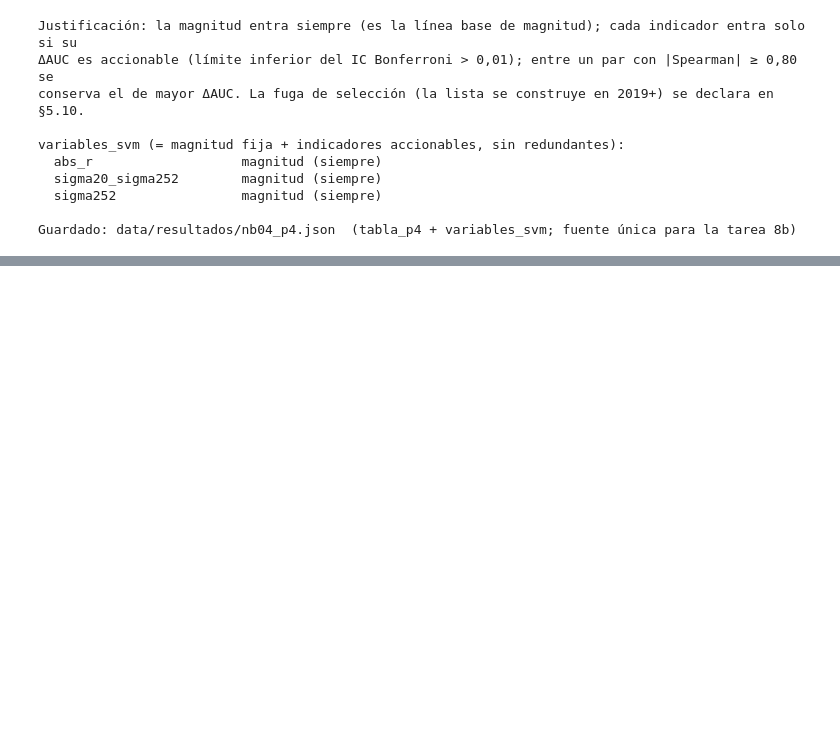
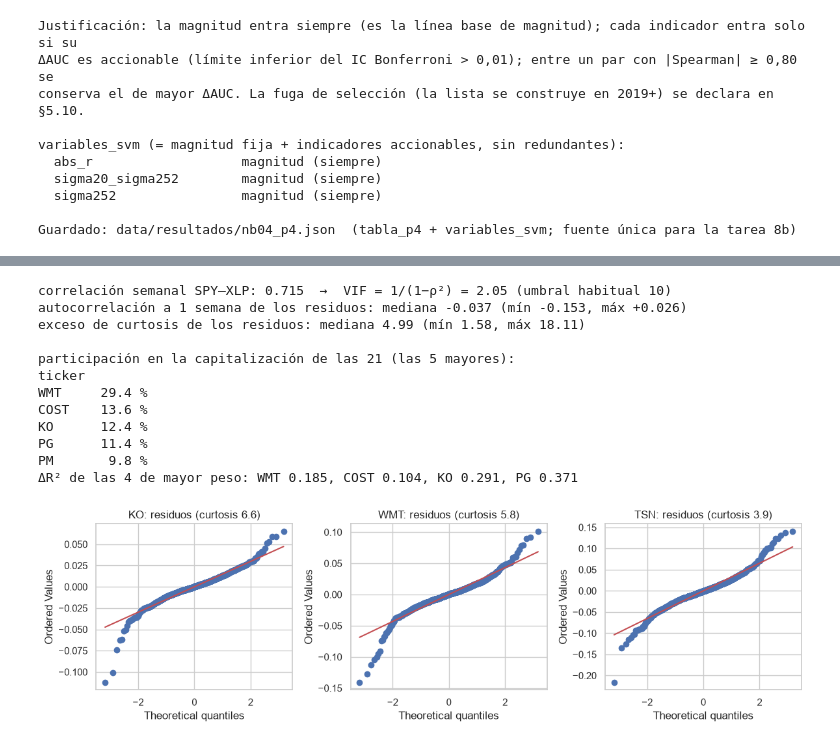
Before and after one commit to louis97/asistente-financiero, a Jupyter notebook: notebooks/04_eda_multivariado.ipynb, the cells around one changed output, grey strips where cells are left out. Saved outputs shown, nothing was run; the diff lists cells and outputs as text; code cells hidden in the pictures; blank space fills up the shorter version.

Commit message:
feat(nb04): P5, PCA, matriz de técnicas y estado de las hipótesis

```diff
--- a/notebooks/04_eda_multivariado.ipynb
+++ b/notebooks/04_eda_multivariado.ipynb
@@ -1977,0 +2008,21 @@ Guardado: data/resultados/nb04_p4.json  (tabla_p4 + variables_svm; fuente única
+# %%
+# --- 6.1 Retornos semanales (precio ajustado por dividendos) y dos regresiones por empresa ---
+from statsmodels.stats.anova import anova_lm
+sem_p5 = cm.cargar_snapshot("precios_semanales")
+sem_p5 = sem_p5[sem_p5.ticker.isin(acciones + ["SPY", "XLP"])].copy()
+R5 = np.log(cm.a_ancho(sem_p5)).diff()          # log-retorno semanal, filas = semanas, columnas = tickers
+print(f"semanas: {len(R5)} ({R5.index.min().date()} a {R5.index.max().date()}); tickers: {R5.shape[1]}")
+
+filas_p5, modelos_p5 = [], {}
+for t in acciones:
+    d = R5[[t, "SPY", "XLP"]].dropna().rename(columns={t: "r", "SPY": "r_spy", "XLP": "r_xlp"})
+    m1 = smf.ols("r ~ r_spy", data=d).fit()               # solo mercado
+    m2 = smf.ols("r ~ r_spy + r_xlp", data=d).fit()       # mercado + sector
+    f = anova_lm(m1, m2)                                  # F de modelos anidados (solo referencia)
+    modelos_p5[t] = (m1, m2, d)
+    filas_p5.append({"ticker": t, "n_semanas": len(d), "r2_spy": m1.rsquared, "r2_spy_xlp": m2.rsquared,
+                     "delta_r2": m2.rsquared - m1.rsquared, "F": float(f["F"].iloc[1]), "p_F": float(f["Pr(>F)"].iloc[1])})
+df_p5 = pd.DataFrame(filas_p5).sort_values("delta_r2").reset_index(drop=True)
+print(df_p5.to_string(index=False, float_format=lambda x: f"{x:.4f}"))
+print(f"\nΔR² — mínimo {df_p5.delta_r2.min():.4f} | mediana {df_p5.delta_r2.median():.4f} | máximo {df_p5.delta_r2.max():.4f}")
+print(f"empresas con ΔR² ≥ {UMBRAL_P5}: {(df_p5.delta_r2 >= UMBRAL_P5).sum()} de {len(df_p5)}")
@@ -1977,0 +2059,38 @@ Guardado: data/resultados/nb04_p4.json  (tabla_p4 + variables_svm; fuente única
+# %%
+# --- 6.2 Verificaciones de la matriz de supuestos ---
+rho_mx = float(R5[["SPY", "XLP"]].dropna().corr().iloc[0, 1])
+print(f"correlación semanal SPY–XLP: {rho_mx:.3f}  →  VIF = 1/(1−ρ²) = {1/(1-rho_mx**2):.2f} (umbral habitual {VIF_UMBRAL})")
+
+# Independencia: autocorrelación a 1 semana de los residuos del modelo completo
+ac_res = pd.Series({t: modelos_p5[t][1].resid.autocorr(1) for t in acciones})
+print(f"autocorrelación a 1 semana de los residuos: mediana {ac_res.median():+.3f} (mín {ac_res.min():+.3f}, máx {ac_res.max():+.3f})")
+curt_res = pd.Series({t: float(stats.kurtosis(modelos_p5[t][1].resid)) for t in acciones})
+print(f"exceso de curtosis de los residuos: mediana {curt_res.median():.2f} (mín {curt_res.min():.2f}, máx {curt_res.max():.2f})")
+
+# Peso aproximado en el XLP: participación en la capitalización de las 21 (info de yfinance, instantánea)
+info5 = cm.cargar_snapshot("info_yf").set_index("ticker")
+peso = (info5.loc[acciones, "marketCap"] / info5.loc[acciones, "marketCap"].sum()).sort_values(ascending=False)
+print("\nparticipación en la capitalización de las 21 (las 5 mayores):")
+print((peso.head(5) * 100).round(1).astype(str).add(" %").to_string())
+grandes = peso.head(4).index.tolist()
+print(f"ΔR² de las 4 de mayor peso: " + ", ".join(f"{t} {df_p5.set_index('ticker').delta_r2[t]:.3f}" for t in grandes))
+
+fig, axs = plt.subplots(1, 3, figsize=(12, 3.6))
+for ax, t in zip(axs, ["KO", "WMT", "TSN"]):
+    stats.probplot(modelos_p5[t][1].resid, dist="norm", plot=ax)
+    ax.set_title(f"{t}: residuos (curtosis {curt_res[t]:.1f})")
+plt.tight_layout(); plt.show()
+# %% [output]
+correlación semanal SPY–XLP: 0.715  →  VIF = 1/(1−ρ²) = 2.05 (umbral habitual 10)
+autocorrelación a 1 semana de los residuos: mediana -0.037 (mín -0.153, máx +0.026)
+exceso de curtosis de los residuos: mediana 4.99 (mín 1.58, máx 18.11)
+
+participación en la capitalización de las 21 (las 5 mayores):
+ticker
+WMT     29.4 %
+COST    13.6 %
+KO      12.4 %
+PG      11.4 %
+PM       9.8 %
+ΔR² de las 4 de mayor peso: WMT 0.185, COST 0.104, KO 0.291, PG 0.371
+[figure, added]
```
Also changed, not shown: parts of 33 cells of this notebook, 6 other files.
